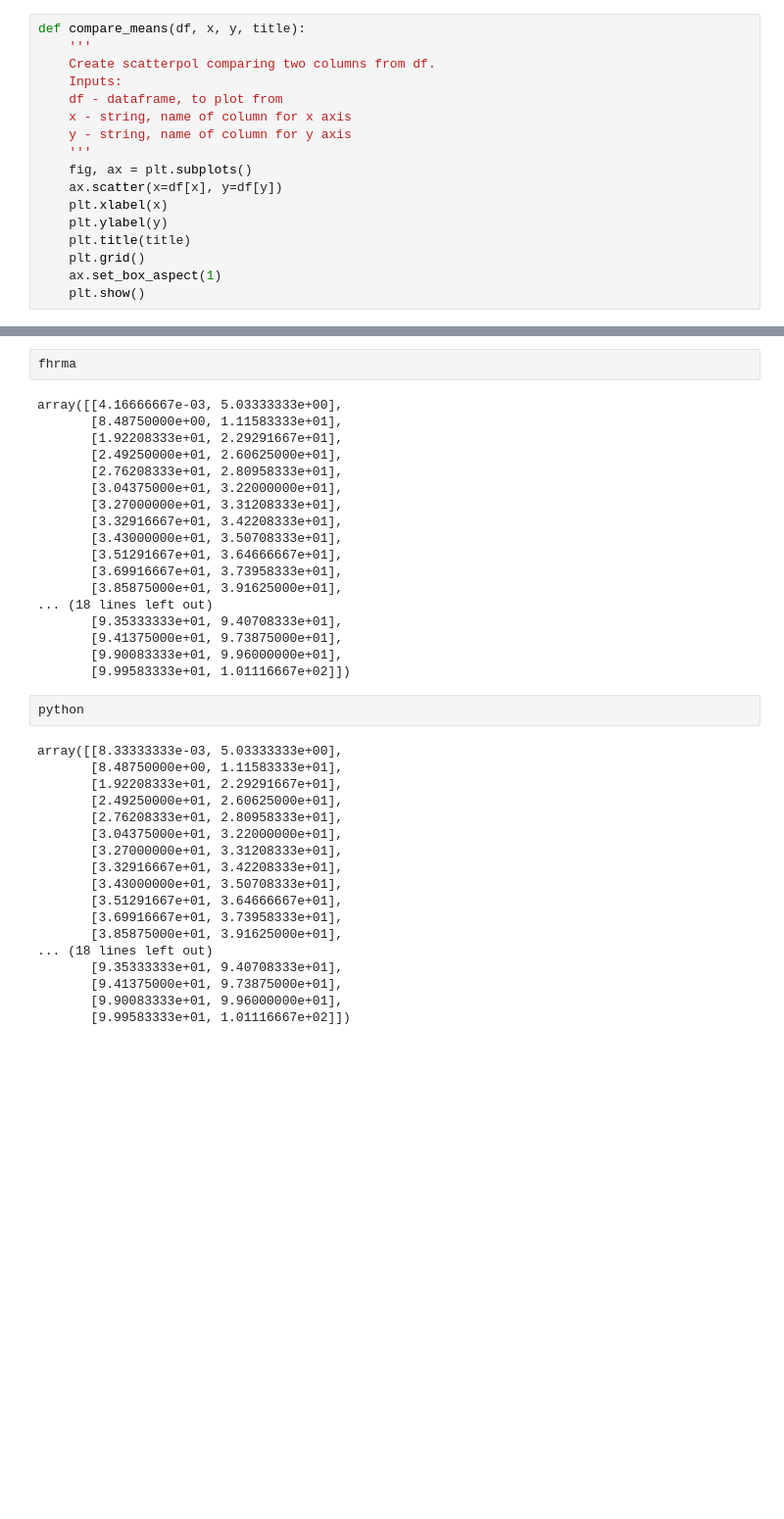
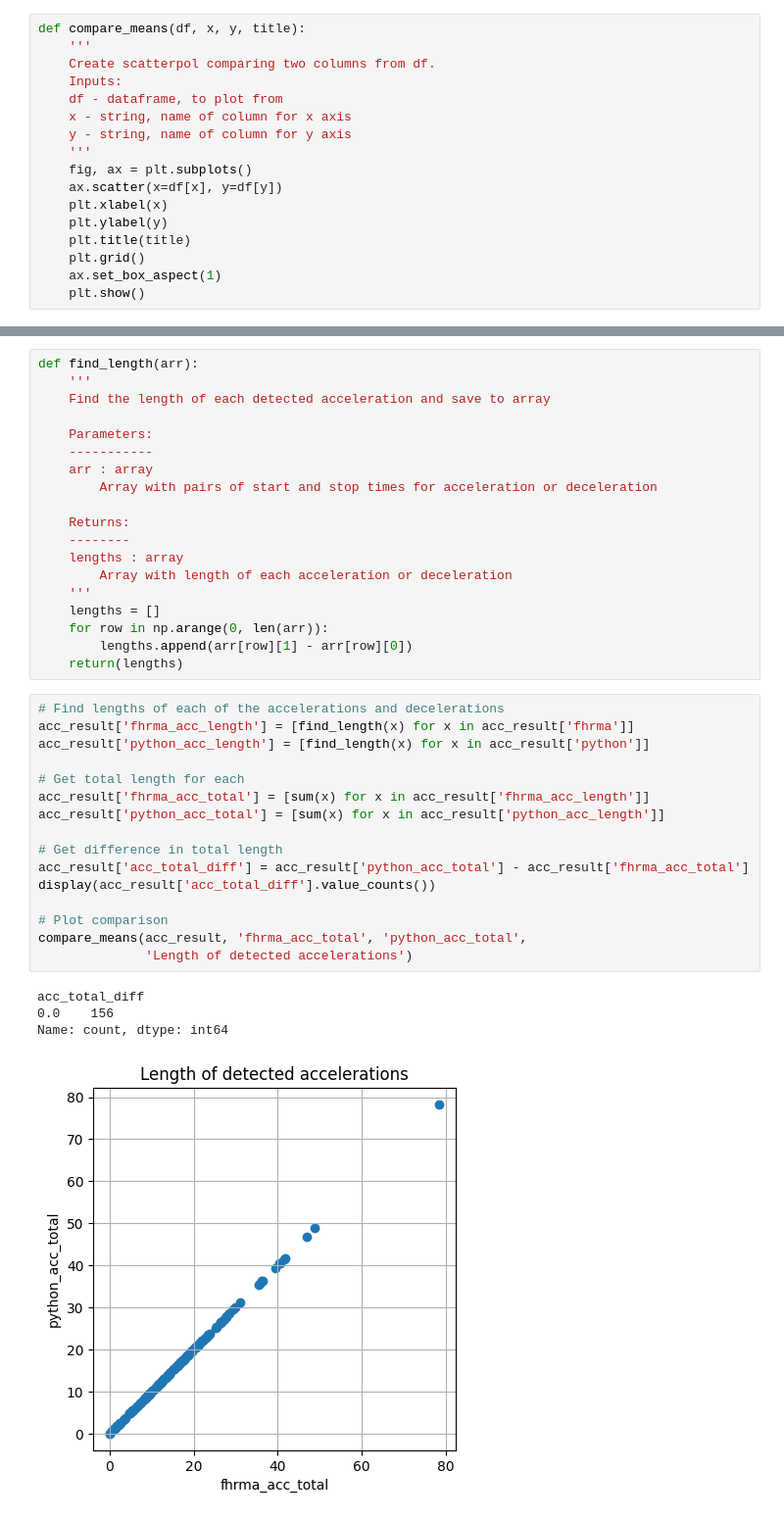
Before and after one commit to birth-outcomes/fhrma_python, a Jupyter notebook: maeda_2012_accelerations_decelerations.ipynb, the cells around one changed output, grey strips where cells are left out. Shown: that part at 98% size. Drawn from its saved outputs; the diff is of its cells as text; blank space fills up the shorter version.

```diff
--- a/maeda_2012_accelerations_decelerations.ipynb
+++ b/maeda_2012_accelerations_decelerations.ipynb
@@ -410,40 +339,40 @@ print(len(python))
-# %%
-fhrma
-# %% [output]
-array([[4.16666667e-03, 5.03333333e+00],
-       [8.48750000e+00, 1.11583333e+01],
-       [1.92208333e+01, 2.29291667e+01],
-       [2.49250000e+01, 2.60625000e+01],
-       [2.76208333e+01, 2.80958333e+01],
-       [3.04375000e+01, 3.22000000e+01],
-       [3.27000000e+01, 3.31208333e+01],
-       [3.32916667e+01, 3.42208333e+01],
-       [3.43000000e+01, 3.50708333e+01],
-       [3.51291667e+01, 3.64666667e+01],
-       [3.69916667e+01, 3.73958333e+01],
-       [3.85875000e+01, 3.91625000e+01],
-... (18 lines left out)
-       [9.35333333e+01, 9.40708333e+01],
-       [9.41375000e+01, 9.73875000e+01],
-       [9.90083333e+01, 9.96000000e+01],
-       [9.99583333e+01, 1.01116667e+02]])
-# %%
-python
-# %% [output]
-array([[8.33333333e-03, 5.03333333e+00],
-       [8.48750000e+00, 1.11583333e+01],
-       [1.92208333e+01, 2.29291667e+01],
-       [2.49250000e+01, 2.60625000e+01],
-       [2.76208333e+01, 2.80958333e+01],
-       [3.04375000e+01, 3.22000000e+01],
-       [3.27000000e+01, 3.31208333e+01],
-       [3.32916667e+01, 3.42208333e+01],
-       [3.43000000e+01, 3.50708333e+01],
-       [3.51291667e+01, 3.64666667e+01],
-       [3.69916667e+01, 3.73958333e+01],
-       [3.85875000e+01, 3.91625000e+01],
-... (18 lines left out)
-       [9.35333333e+01, 9.40708333e+01],
-       [9.41375000e+01, 9.73875000e+01],
-       [9.90083333e+01, 9.96000000e+01],
-       [9.99583333e+01, 1.01116667e+02]])
+# %%
+def find_length(arr):
+    '''
+    Find the length of each detected acceleration and save to array
+
+    Parameters:
+    -----------
+    arr : array
+        Array with pairs of start and stop times for acceleration or deceleration
+
+    Returns:
+    --------
+    lengths : array
+        Array with length of each acceleration or deceleration
+    '''
+    lengths = []
+    for row in np.arange(0, len(arr)):
+        lengths.append(arr[row][1] - arr[row][0])
+    return(lengths)
+# %%
+# Find lengths of each of the accelerations and decelerations
+acc_result['fhrma_acc_length'] = [find_length(x) for x in acc_result['fhrma']]
+acc_result['python_acc_length'] = [find_length(x) for x in acc_result['python']]
+
+# Get total length for each
+acc_result['fhrma_acc_total'] = [sum(x) for x in acc_result['fhrma_acc_length']]
+acc_result['python_acc_total'] = [sum(x) for x in acc_result['python_acc_length']]
+
+# Get difference in total length
+acc_result['acc_total_diff'] = acc_result['python_acc_total'] - acc_result['fhrma_acc_total']
+display(acc_result['acc_total_diff'].value_counts())
+
+# Plot comparison
+compare_means(acc_result, 'fhrma_acc_total', 'python_acc_total',
+              'Length of detected accelerations')
+# %% [output]
+acc_total_diff
+0.0    156
+Name: count, dtype: int64
+[figure, added]
```
Also changed, not shown: parts of 18 cells of this notebook.
